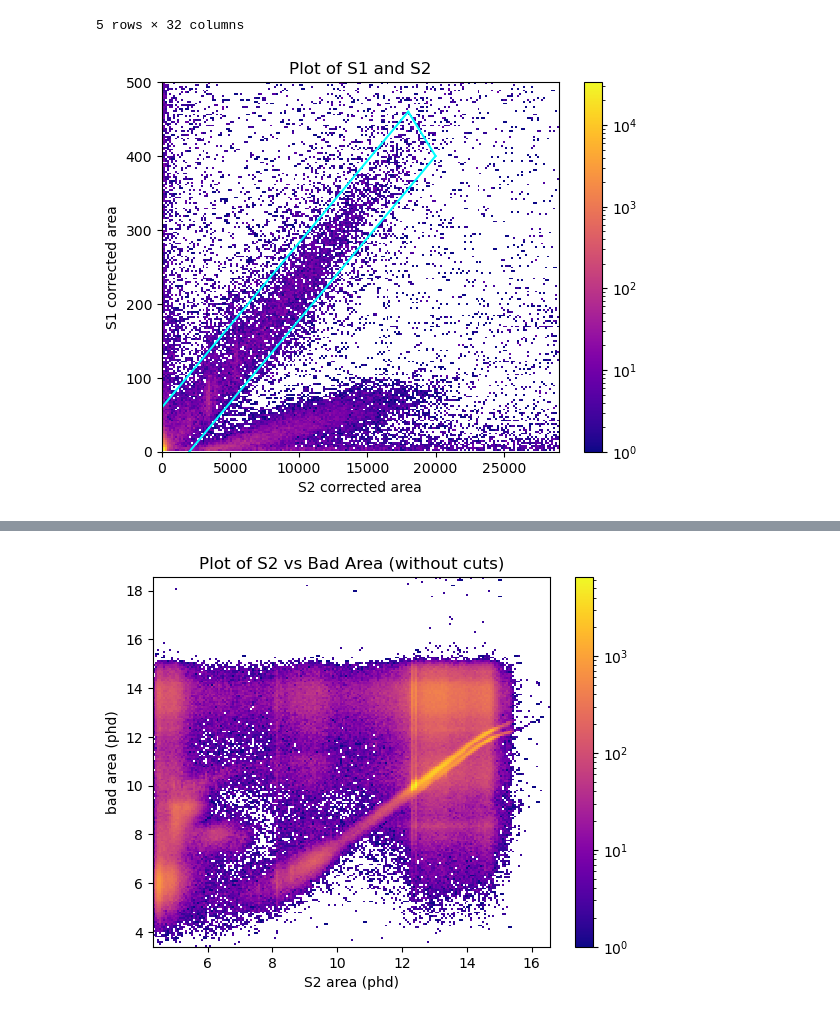
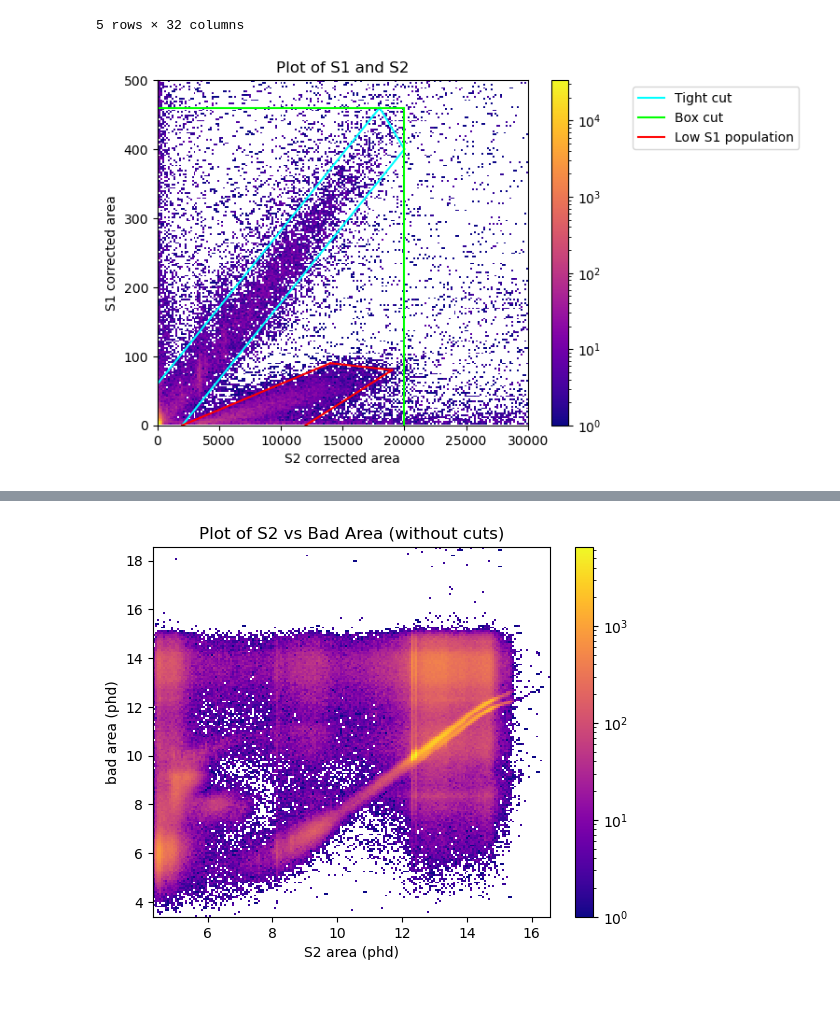
Before and after one commit to hpetrou/Bsc-Project, a Jupyter notebook: Tritium Cuts.ipynb, the cells around one changed output, grey strips where cells are left out. Saved outputs shown, nothing was run; the diff lists cells and outputs as text; code cells hidden in the pictures.

```diff
--- a/Tritium Cuts.ipynb
+++ b/Tritium Cuts.ipynb
@@ -36,35 +36,59 @@ arr.head()
 5 rows × 32 columns
 # %%
 fig, ax = plt.subplots()
-conditions= (arr['S1_corrected_area']<500) & (arr['S2_corrected_area']<29000)
+conditions= (arr['S1_corrected_area']<500) & (arr['S2_corrected_area']<30000)
 
-line1 = plt.Line2D((2000, 20000), (0, 400), color = 'cyan')
+#Tight cut
+line1 = plt.Line2D((2000, 20000), (0, 400), color = 'cyan', label="Tight cut")
 line2 = plt.Line2D((0, 18000), (60, 460), color = 'cyan')
 line3 = plt.Line2D((20000, 18000), (400, 460), color = 'cyan')
 
+#Box cut
+line4=plt.Line2D((0,20000),(460,460), color="lime", label = "Box cut")
+line5 = plt.Line2D((20000, 20000), (460, 0), color = 'lime')
+
+#Low S1 population
+line6=plt.Line2D((2000,14000),(0,90), color="red", label = "Low S1 population")
+line7 = plt.Line2D((12000, 19000), (0,80), color = 'red')
+line8 = plt.Line2D((14000, 19000), (90,80), color = 'red')
+
+
+#Plot
 h = ax.hist2d(arr['S2_corrected_area'].to_numpy()[conditions],
               arr['S1_corrected_area'].to_numpy()[conditions],
               bins=200, cmap = mpl.colormaps['plasma'],  norm=mpl.colors.LogNorm())
 fig.colorbar(h[3], ax=ax)
+
 ax.add_line(line1)
 ax.add_line(line2)
 ax.add_line(line3)
+
+ax.add_line(line4)
+ax.add_line(line5)
+
+ax.add_line(line6)
+ax.add_line(line7)
+ax.add_line(line8)
+
 plt.ylim(0, 500)
-plt.xlim(0, 29000)
+plt.xlim(0, 30000)
 plt.xlabel('S2 corrected area')
 plt.ylabel('S1 corrected area')
 plt.title('Plot of S1 and S2')
+plt.legend(loc='upper right',bbox_to_anchor=(1.75, 1))
 plt.show()
 
 #for line1
 m = 400 / 18000
 c1 = -40
 
 #for line2
+m = 400 / 18000
 c2 = 60
+
 
 #box cut around this
 #plot negative drift time vs radius^2 (from x^2 + y^of 2 of S2)
 # %% [output]
-[figure, old version]
+[figure, new version]
 # %%
```
Also changed, not shown: parts of 6 cells of this notebook.
